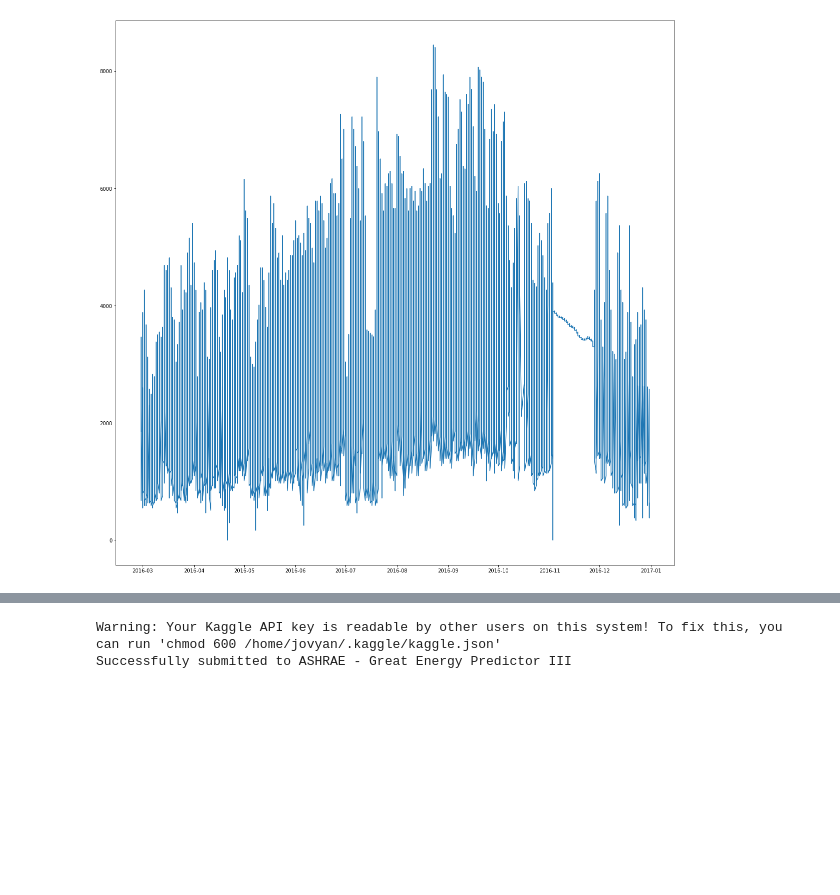
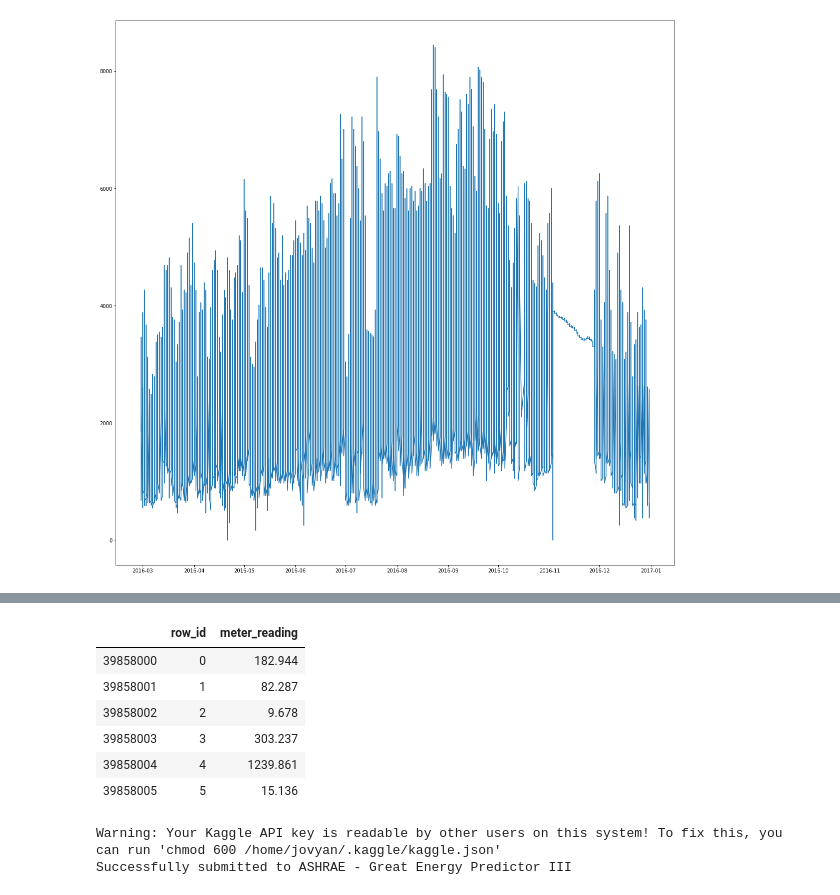
Before and after one commit to thebearinmind/bearinmind-kaggle, a Jupyter notebook: ashrae/single_model.ipynb, the cells around one changed output, grey strips where cells are left out. Cells and saved outputs as stored; diff of their text form; code cells hidden in the pictures; blank space fills up the shorter version.

```diff
--- a/ashrae/single_model.ipynb
+++ b/ashrae/single_model.ipynb
@@ -905,3 +962,16 @@ params = {
     'verbose' : 2,
     'eval_metric': 'RMSE',
 }
+# %%
+### XgBoost params
+params = {
+    'n_estimators':700,
+    'objective':'reg:squarederror',
+    'max_leaves' : 32,
+    'n_jobs': 50,
+    'learning_rate' : 0.01,
+    'max_depth' : 9,
+    'loss_function' : 'rmse',
+    'verbosity' : 0,
+    'eval_metric': 'rmse'
+}
@@ -948,0 +1019,7 @@ df_train.corr()
+# %%
+df_train = df_train[~(df_train['site_id'].isnull())]
+# %%
+param_hyperparam ={'num_leaves': [16, 32, 64],
+                   'learning_rate' : [0.01, 0.03, 0.05, 0.07, 0.1],
+                   'max_depth': [7, 9, 11, 13]
+                  }
@@ -952,8 +1076,8 @@ perf_dict = {}
 final_sub_lst = []
 encode_cols = ["primary_use"]
 mb = mc.modelBuilder('regression', 'LGBM')
-for i in tqdm_notebook(df_train['site_id'].unique()):
-#for i in tqdm_notebook(range(10, 11, 1)):
+for i in tqdm_notebook(df_train['site_id'].unique()):#
+#for i in tqdm_notebook(range(8, 9, 1)):
     print(f'training site_id {i}')
 
     df_train_site = df_train[df_train['site_id'] == i]
@@ -976,8 +1100,16 @@ for i in tqdm_notebook(df_train['site_id'].unique()):
         data['X_test'] = data['X_test'].drop(["row_id"],  axis=1)
         data['Y'] = np.log(data['Y'])
         data['Y'][data['Y'] == -inf] = 0
-        submit = mb.run_model(data, n_folds = 5, metric_func = rmse, get_probab = False,
-                          save_varimp = False, params = params, oversmp = False, cv_shuffle=False)
+
+        ### test hyperparameters ###
+        #gs = mb.hyperparam_tuning(data, search_type = 'randomized', param_grid = param_hyperparam, n_iter_hp = 100, metric = 'neg_mean_squared_error', n_folds = 3, params = params)
+        ############################
+
+        submit = mb.run_model(data, n_folds = 3, metric_func = rmse, get_probab = False,
+                          save_varimp = False, params = params, oversmp = False, cv_shuffle=False,
+                              hyperparam_tunning = False, search_type = 'randomized',
+                              param_grid = param_hyperparam, n_iter_hp = 100,
+                              metric = 'neg_mean_squared_error')
         submit['FinalPrediction'] = np.exp(submit['FinalPrediction'])
         final_submit = pd.concat([df_test_metr['row_id'].reset_index(drop=True), pd.DataFrame(submit['FinalPrediction'], columns = ["meter_reading"])], axis = 1)
 
@@ -1135,4 +1341,14 @@ sub.to_csv("submit_lightgbm_by_site_5fold.csv.gz", index = False, compression='g
 #final_submit["meter_reading"].describe()
 # %%
 #final_submit.to_csv("submit_lightgbm_default.csv.gz", index = False, compression='gzip')
+# %%
+sub[sub['row_id'].isin([0,1,2,3,4,5])]
+# %% [output]
+|  | row_id | meter_reading |
+| 39858000 | 0 | 182.944 |
+| 39858001 | 1 | 82.287 |
+| 39858002 | 2 | 9.678 |
+| 39858003 | 3 | 303.237 |
+| 39858004 | 4 | 1239.861 |
+| 39858005 | 5 | 15.136 |
 # %%
```
Also changed, not shown: parts of 35 cells of this notebook, 2 other files.
